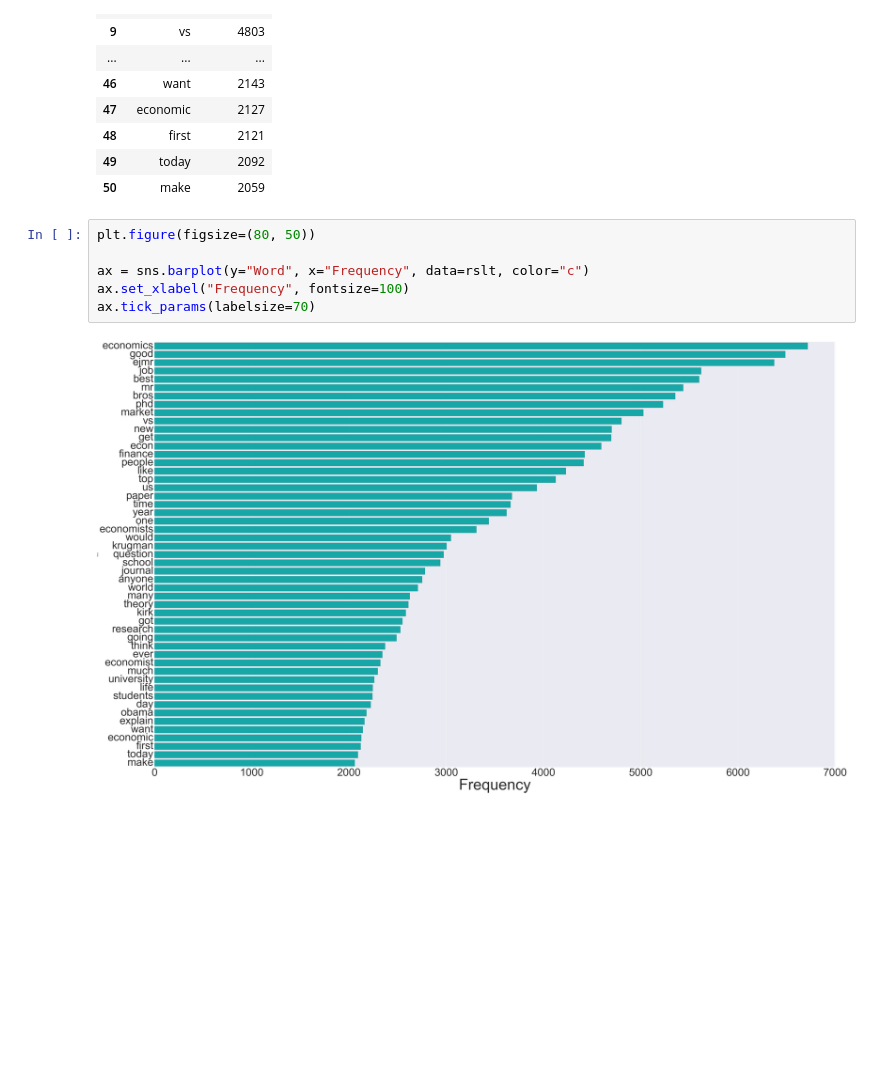
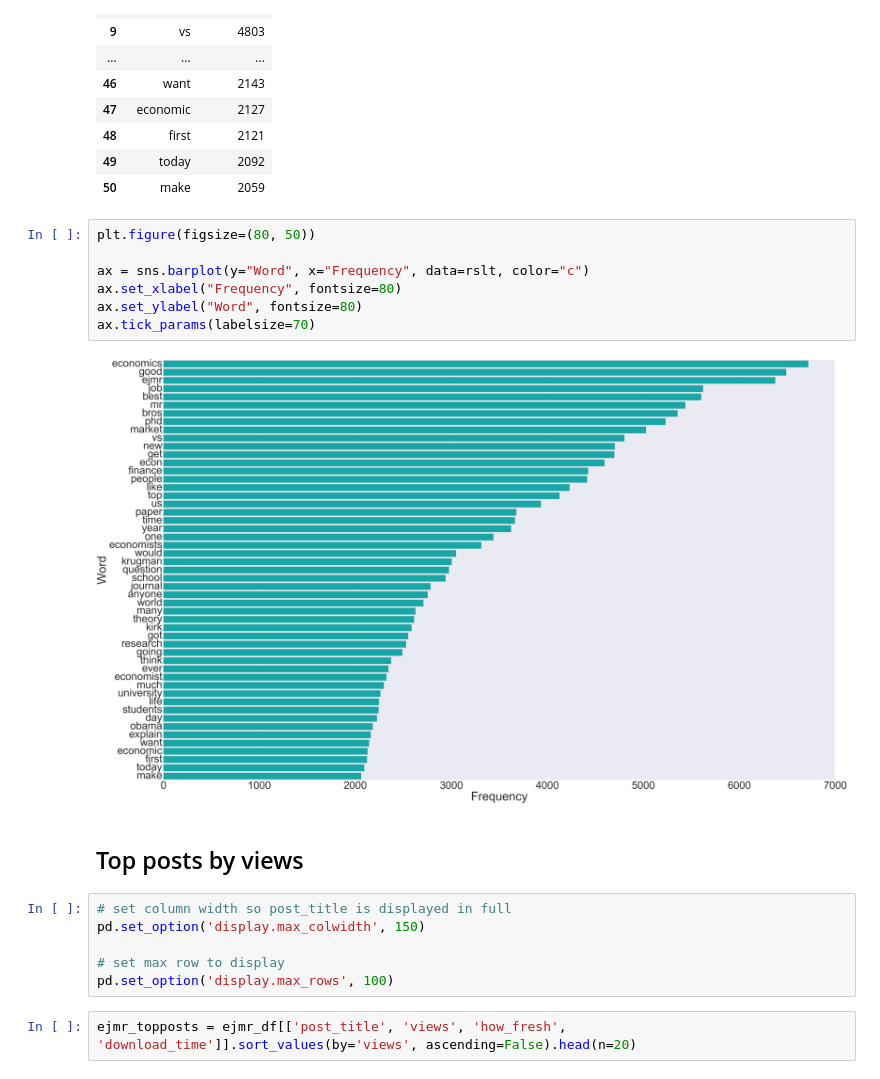
Before and after one commit to palpen/ejmr_analysis, a Jupyter notebook: ejmr_analysis.ipynb, the cells around one changed output. Saved outputs shown, nothing was run; the diff lists cells and outputs as text; blank space fills up the shorter version.

```diff
--- a/ejmr_analysis.ipynb
+++ b/ejmr_analysis.ipynb
@@ -61,8 +62,19 @@ rslt.head(n=51)
 # %%
 plt.figure(figsize=(80, 50))
 
 ax = sns.barplot(y="Word", x="Frequency", data=rslt, color="c")
-ax.set_xlabel("Frequency", fontsize=100)
+ax.set_xlabel("Frequency", fontsize=80)
+ax.set_ylabel("Word", fontsize=80)
 ax.tick_params(labelsize=70)
 # %% [output]
-[figure, old version]
+[figure, new version]
+# %% [markdown]
+## Top posts by views
+# %%
+# set column width so post_title is displayed in full
+pd.set_option('display.max_colwidth', 150)
+
+# set max row to display
+pd.set_option('display.max_rows', 100)
+# %%
+ejmr_topposts = ejmr_df[['post_title', 'views', 'how_fresh', 'download_time']].sort_values(by='views', ascending=False).head(n=20)
```
Also changed, not shown: parts of 7 cells of this notebook.
